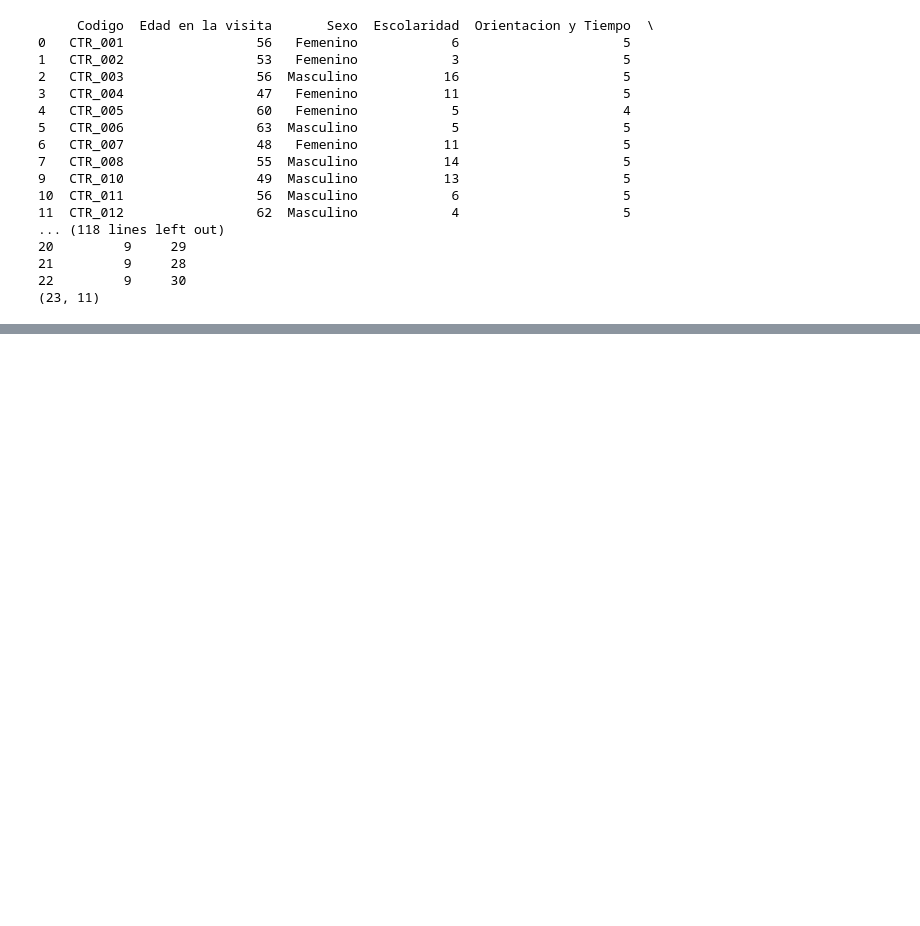
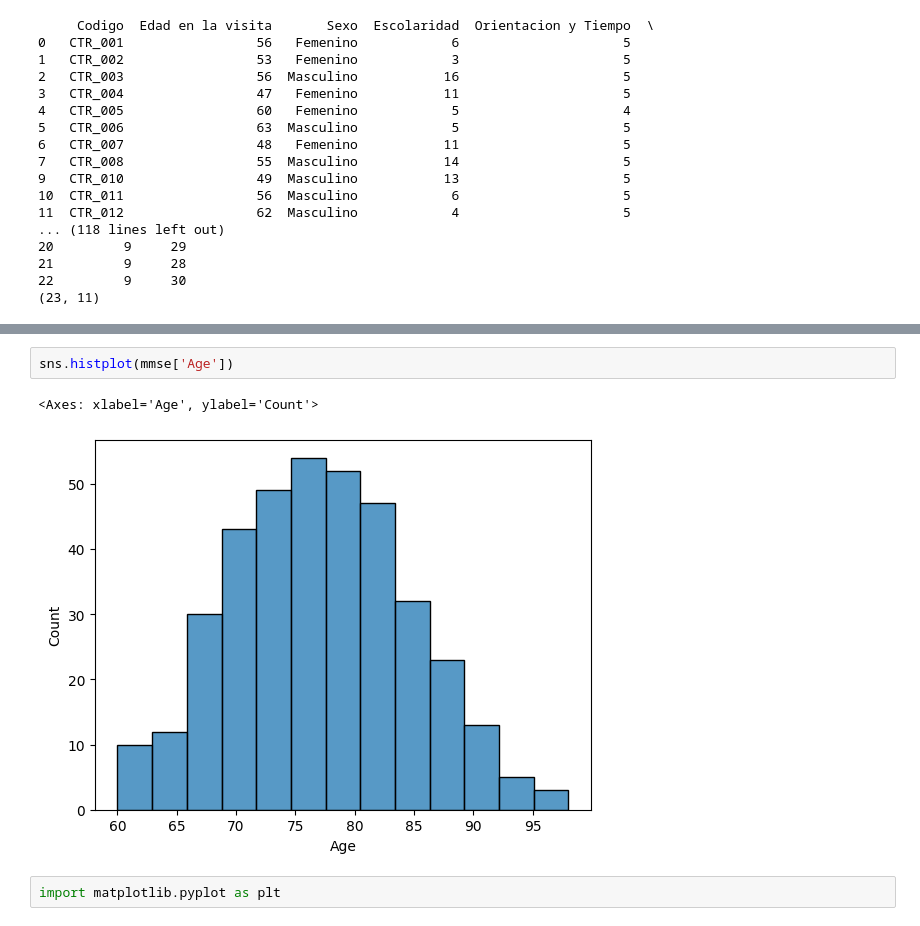
Before and after one commit to Mrios7/Info_2, a Jupyter notebook: clase19-03.ipynb, the cells around one changed output, grey strips where cells are left out. Saved outputs shown, nothing was run; the diff lists cells and outputs as text; blank space fills up the shorter version.

```diff
--- a/clase19-03.ipynb
+++ b/clase19-03.ipynb
@@ -352,0 +360,7 @@ print(alzheimer_copy.shape)
+# %%
+sns.histplot(mmse['Age'])
+# %% [output]
+<Axes: xlabel='Age', ylabel='Count'>
+[figure, added]
+# %%
+import matplotlib.pyplot as plt
```
Also changed, not shown: parts of 6 cells of this notebook, 2 other files.
